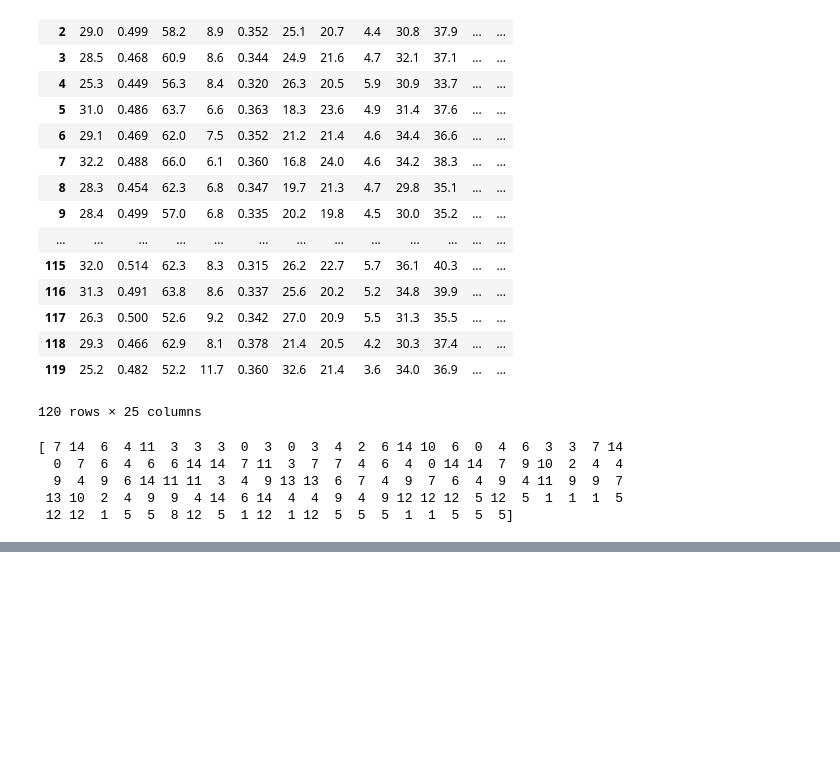
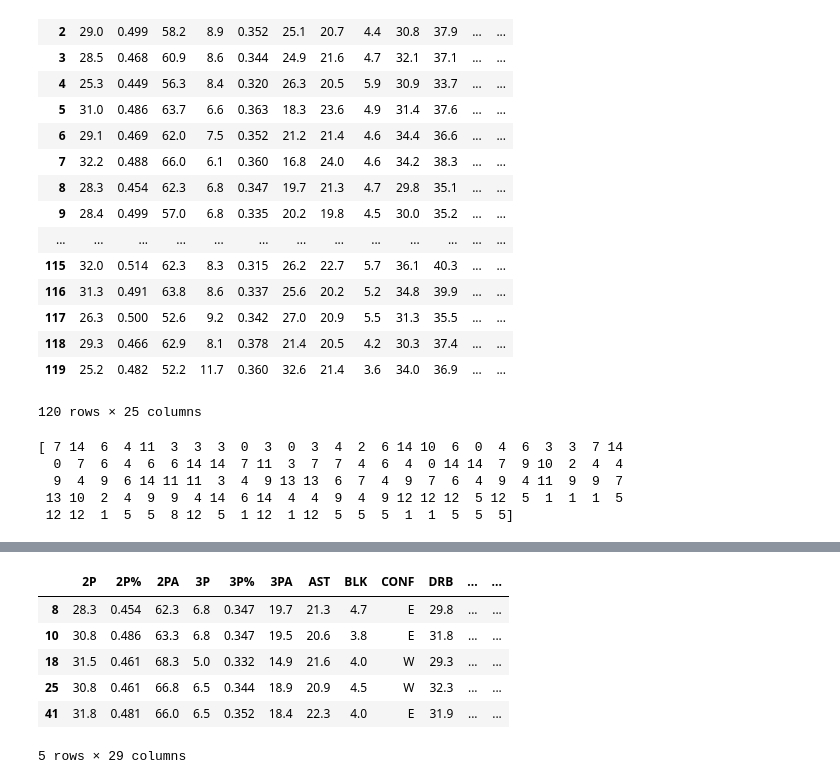
Before and after one commit to if1015-datascience-ufpe/2017-2-projeto-crp3-bvcl-plal, a Jupyter notebook: teams clustering.ipynb, the cells around one changed output, grey strips where cells are left out. Saved outputs shown, nothing was run; the diff lists cells and outputs as text; code cells hidden in the pictures; blank space fills up the shorter version.

```diff
--- a/teams clustering.ipynb
+++ b/teams clustering.ipynb
@@ -60,0 +71,10 @@ df_final_full[df_final_full['Team'] == 'C']
+# %%
+df_final_full[df_final_full['Cluster'] == 0]
+# %% [output]
+|  | 2P | 2P% | 2PA | 3P | 3P% | 3PA | AST | BLK | CONF | DRB | ... | ... |
+| 8 | 28.3 | 0.454 | 62.3 | 6.8 | 0.347 | 19.7 | 21.3 | 4.7 | E | 29.8 | ... | ... |
+| 10 | 30.8 | 0.486 | 63.3 | 6.8 | 0.347 | 19.5 | 20.6 | 3.8 | E | 31.8 | ... | ... |
+| 18 | 31.5 | 0.461 | 68.3 | 5.0 | 0.332 | 14.9 | 21.6 | 4.0 | W | 29.3 | ... | ... |
+| 25 | 30.8 | 0.461 | 66.8 | 6.5 | 0.344 | 18.9 | 20.9 | 4.5 | W | 32.3 | ... | ... |
+| 41 | 31.8 | 0.481 | 66.0 | 6.5 | 0.352 | 18.4 | 22.3 | 4.0 | E | 31.9 | ... | ... |
+5 rows × 29 columns
```
Also changed, not shown: parts of 11 cells of this notebook.
